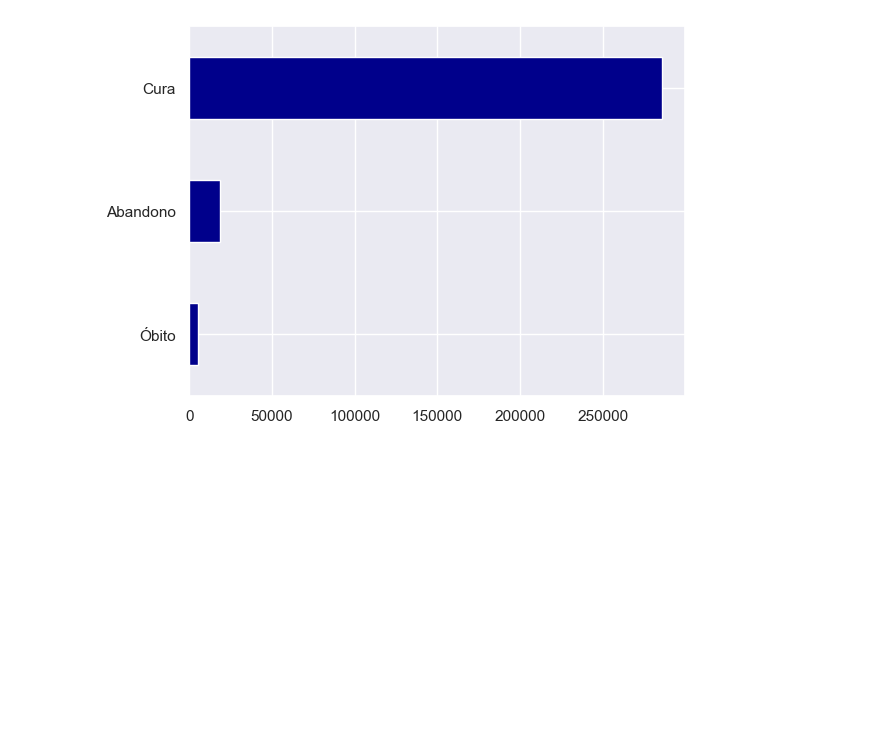
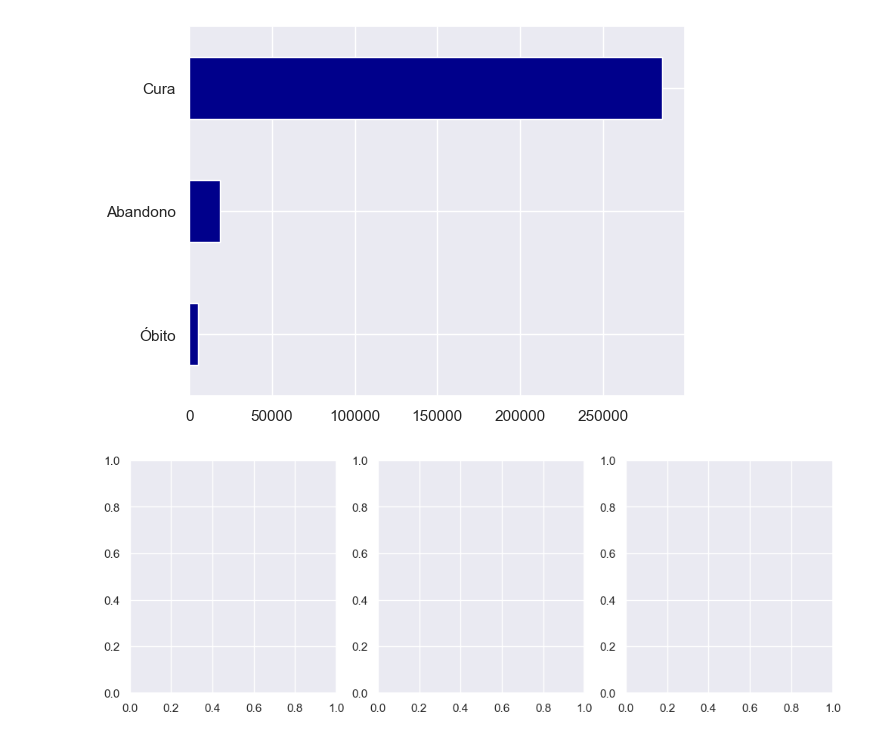
Before and after one commit to datasci4health/projects2023, a Jupyter notebook: hans_project/notebooks/EDA_Hans.ipynb, the cells around one changed output. Saved outputs shown, nothing was run; the diff lists cells and outputs as text; code cells hidden in the pictures; blank space fills up the shorter version.

Commit message:
atualiza bases

```diff
--- a/hans_project/notebooks/EDA_Hans.ipynb
+++ b/hans_project/notebooks/EDA_Hans.ipynb
@@ -140,0 +155,38 @@ df_hans_outcome['TPALTA_N'].value_counts().sort_values().plot.barh(color='darkbl
+# %%
+
+
+
+
+# criar dados aleatórios
+x = np.linspace(0, 2*np.pi, 100)
+y1 = np.sin(x)
+y2 = np.cos(x)
+y3 = np.tan(x)
+
+# criar uma lista com os dados
+dados = [y1, y2, y3]
+
+# criar um loop para gerar cada um dos gráficos
+fig, axs = plt.subplots(1, 3, figsize=(12, 4))
+for i in range(len(dados)):
+    axs[i].plot(x, dados[i])
+    axs[i].set_title(f'Gráfico {i+1}')
+
+    # salvar cada gráfico como uma imagem usando a biblioteca imageio
+    nome_arquivo = f'grafico_{i}.png'
+    plt.savefig(nome_arquivo)
+
+    # limpar o gráfico atual para criar o próximo gráfico
+    axs[i].clear()
+
+# usar a biblioteca imageio para criar o gif a partir das imagens salvas
+imagens = []
+for i in range(len(dados)):
+    nome_arquivo = f'grafico_{i}.png'
+    imagem = imageio.imread(nome_arquivo)
+    imagens.append(imagem)
+
+# criar o gif a partir das imagens
+imageio.mimsave('graficos.gif', imagens, fps=2)
+# %% [output]
+[figure, added]
```
Also changed, not shown: parts of 2 cells of this notebook, 3 other files.
